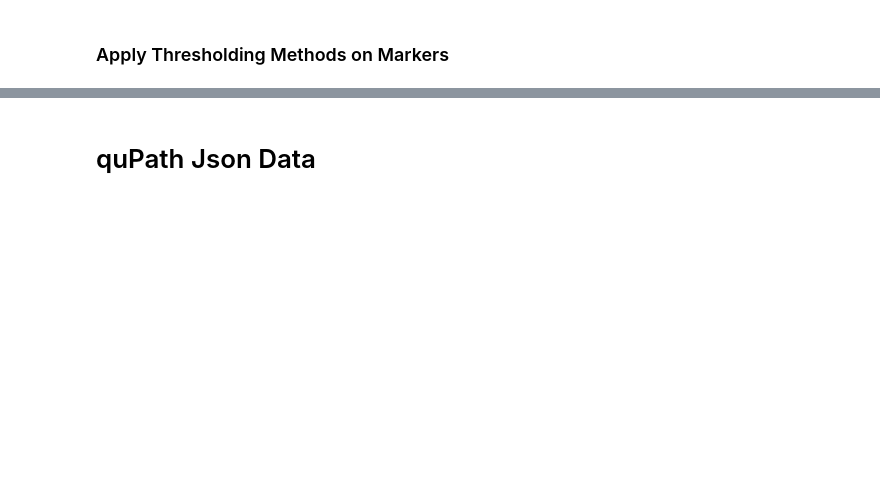
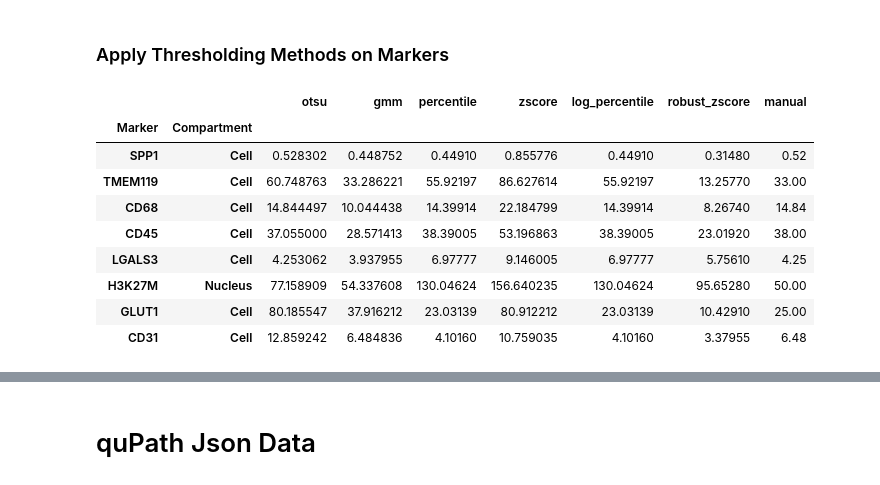
Before and after one commit to sadeghetemad/nencki-image-segmentation, a Jupyter notebook: notebooks/patient_analysis.ipynb, the cells around one changed output, grey strips where cells are left out. Drawn from its saved outputs; the diff is of its cells as text; code cells hidden in the pictures; blank space fills up the shorter version.

```diff
--- a/notebooks/patient_analysis.ipynb
+++ b/notebooks/patient_analysis.ipynb
@@ -186,31 +266,43 @@ markers = ["SPP1", "TMEM119", "CD68", "CD45", "LGALS3", "H3K27M", "GLUT1", "CD31
 
 # Manual thresholds 3149:
 #  "SPP1": 0.52, # otsu
 # "TMEM119": 33, # manual
 # "CD68": 14.84, # otsu
 # "CD45": 38, # manual
 # "LGALS3": 4.25 , # otsu
 # "H3K27M": 50 , # manual
 # "GLUT1": 25 , # manual
 # "CD31": 6.48 # manual
 
 
 thresholds_df, TH = compute_thresholds(data,
                                        markers,
-                                       methods=["otsu", "gmm", "percentile", "zscore","manual"],
+                                       methods=["otsu", "gmm", "percentile", "zscore",
+                                                "log_percentile", "robust_zscore", "manual"],
                                        percentile=90,
                                        zscore=2,
                                        manual_thr={
                                         "SPP1": 0.52, # otsu
                                         "TMEM119": 33, # manual
                                         "CD68": 14.84, # otsu
                                         "CD45": 38, # manual
                                         "LGALS3": 4.25 , # otsu
                                         "H3K27M": 50 , # manual
                                         "GLUT1": 25 , # manual
                                         "CD31": 6.48 # manual
                                        },
                                        save_plots=True
                                        )
 
 thresholds_df
+# %% [output]
+|  |  | otsu | gmm | percentile | zscore | log_percentile | robust_zscore | manual |
+| Marker | Compartment |  |  |  |  |  |  |  |
+| SPP1 | Cell | 0.528302 | 0.448752 | 0.44910 | 0.855776 | 0.44910 | 0.31480 | 0.52 |
+| TMEM119 | Cell | 60.748763 | 33.286221 | 55.92197 | 86.627614 | 55.92197 | 13.25770 | 33.00 |
+| CD68 | Cell | 14.844497 | 10.044438 | 14.39914 | 22.184799 | 14.39914 | 8.26740 | 14.84 |
+| CD45 | Cell | 37.055000 | 28.571413 | 38.39005 | 53.196863 | 38.39005 | 23.01920 | 38.00 |
+| LGALS3 | Cell | 4.253062 | 3.937955 | 6.97777 | 9.146005 | 6.97777 | 5.75610 | 4.25 |
+| H3K27M | Nucleus | 77.158909 | 54.337608 | 130.04624 | 156.640235 | 130.04624 | 95.65280 | 50.00 |
+| GLUT1 | Cell | 80.185547 | 37.916212 | 23.03139 | 80.912212 | 23.03139 | 10.42910 | 25.00 |
+| CD31 | Cell | 12.859242 | 6.484836 | 4.10160 | 10.759035 | 4.10160 | 3.37955 | 6.48 |
```
Also changed, not shown: parts of 11 cells of this notebook.
